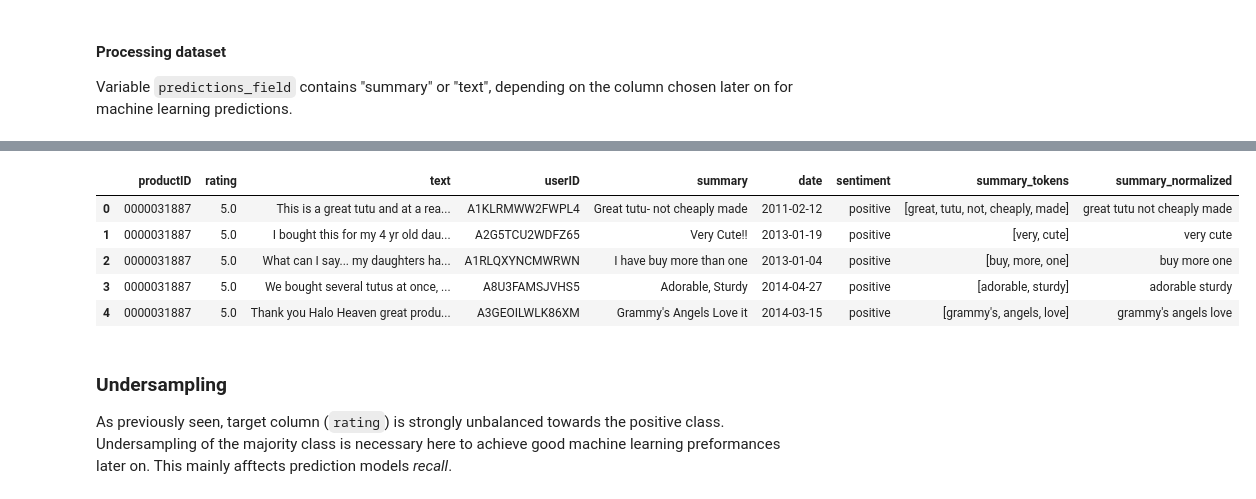
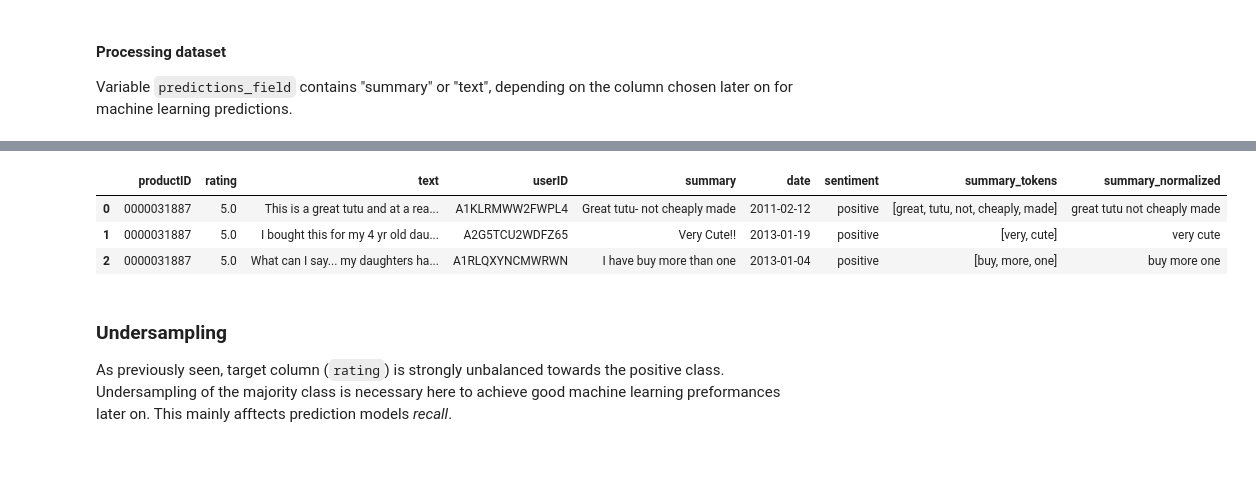
Before and after one commit to mferri17/amazon-reviews-sentiment-network-analysis, a Jupyter notebook: sentiment.ipynb, the cells around one changed output, grey strips where cells are left out. Saved outputs shown, nothing was run; the diff lists cells and outputs as text; code cells hidden in the pictures; blank space fills up the shorter version.

```diff
--- a/sentiment.ipynb
+++ b/sentiment.ipynb
@@ -323,14 +325,12 @@ Wall time: 2.48 s
 # %%
 dfull[predictions_field + '_tokens'] = tokenized_fields
 dfull[predictions_field + '_normalized'] = tokenized_fields.apply(lambda tokens_list: ' '.join(tokens_list))
-dfull.head(5)
+dfull.head(3)
 # %% [output]
 |  | productID | rating | text | userID | summary | date | sentiment | summary_tokens | summary_normalized |
 | 0 | 0000031887 | 5.0 | This is a great tutu and at a rea... | A1KLRMWW2FWPL4 | Great tutu- not cheaply made | 2011-02-12 | positive | [great, tutu, not, cheaply, made] | great tutu not cheaply made |
 | 1 | 0000031887 | 5.0 | I bought this for my 4 yr old dau... | A2G5TCU2WDFZ65 | Very Cute!! | 2013-01-19 | positive | [very, cute] | very cute |
 | 2 | 0000031887 | 5.0 | What can I say... my daughters ha... | A1RLQXYNCMWRWN | I have buy more than one | 2013-01-04 | positive | [buy, more, one] | buy more one |
-| 3 | 0000031887 | 5.0 | We bought several tutus at once, ... | A8U3FAMSJVHS5 | Adorable, Sturdy | 2014-04-27 | positive | [adorable, sturdy] | adorable sturdy |
-| 4 | 0000031887 | 5.0 | Thank you Halo Heaven great produ... | A3GEOILWLK86XM | Grammy's Angels Love it | 2014-03-15 | positive | [grammy's, angels, love] | grammy's angels love |
 # %% [markdown]
 ### Undersampling
 
```
Also changed, not shown: parts of 16 cells of this notebook.
